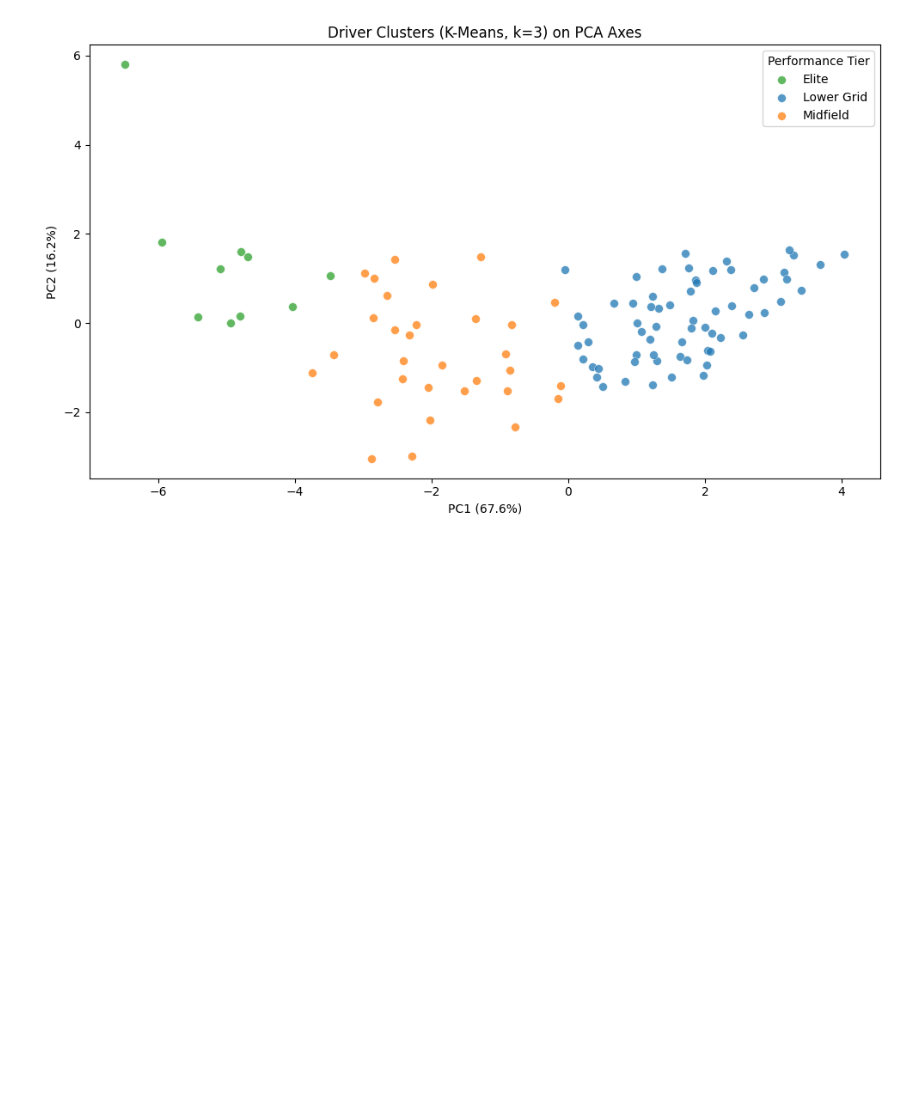
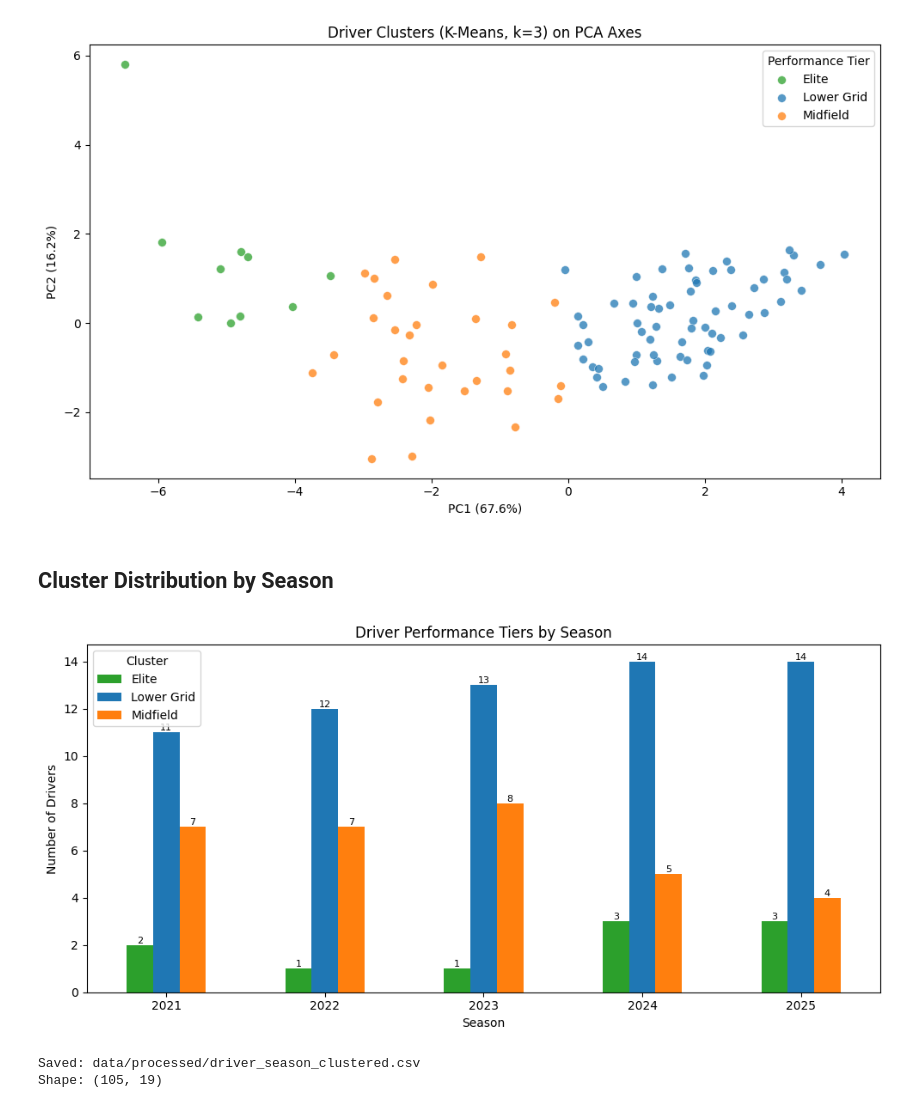
Before and after one commit to RichyJames/F1_RIchy_Odiase_Index, a Jupyter notebook: Notebooks/multivariate_analysis.ipynb, the cells around one changed output. Cells and saved outputs as stored; diff of their text form; code cells hidden in the pictures; blank space fills up the shorter version.

Commit message:
add cluster distribution by season chart and save clustered dataset

```diff
--- a/Notebooks/multivariate_analysis.ipynb
+++ b/Notebooks/multivariate_analysis.ipynb
@@ -300,3 +300,38 @@ plt.savefig(OUTPUT_DIR / 'cluster_scatter.png', dpi=150)
 plt.show()
 # %% [output]
 [figure]
+# %% [markdown]
+## Cluster Distribution by Season
+# %%
+cluster_season = (
+    df.groupby(['season', 'cluster_label'])
+    .size()
+    .unstack(fill_value=0)
+)
+
+ax = cluster_season.plot(
+    kind='bar',
+    figsize=(10, 5),
+    color=[colour_map[c] for c in cluster_season.columns]
+)
+
+for container in ax.containers:
+    ax.bar_label(container, fontsize=8)
+
+plt.title('Driver Performance Tiers by Season')
+plt.xlabel('Season')
+plt.ylabel('Number of Drivers')
+plt.xticks(rotation=0)
+plt.legend(title='Cluster')
+plt.tight_layout()
+plt.savefig(OUTPUT_DIR / 'cluster_by_season.png', dpi=150)
+plt.show()
+# %% [output]
+[figure, added]
+# %%
+df.to_csv(PROCESSED_DIR / 'driver_season_clustered.csv', index=False)
+print("Saved: data/processed/driver_season_clustered.csv")
+print("Shape:", df.shape)
+# %% [output]
+Saved: data/processed/driver_season_clustered.csv
+Shape: (105, 19)
```
